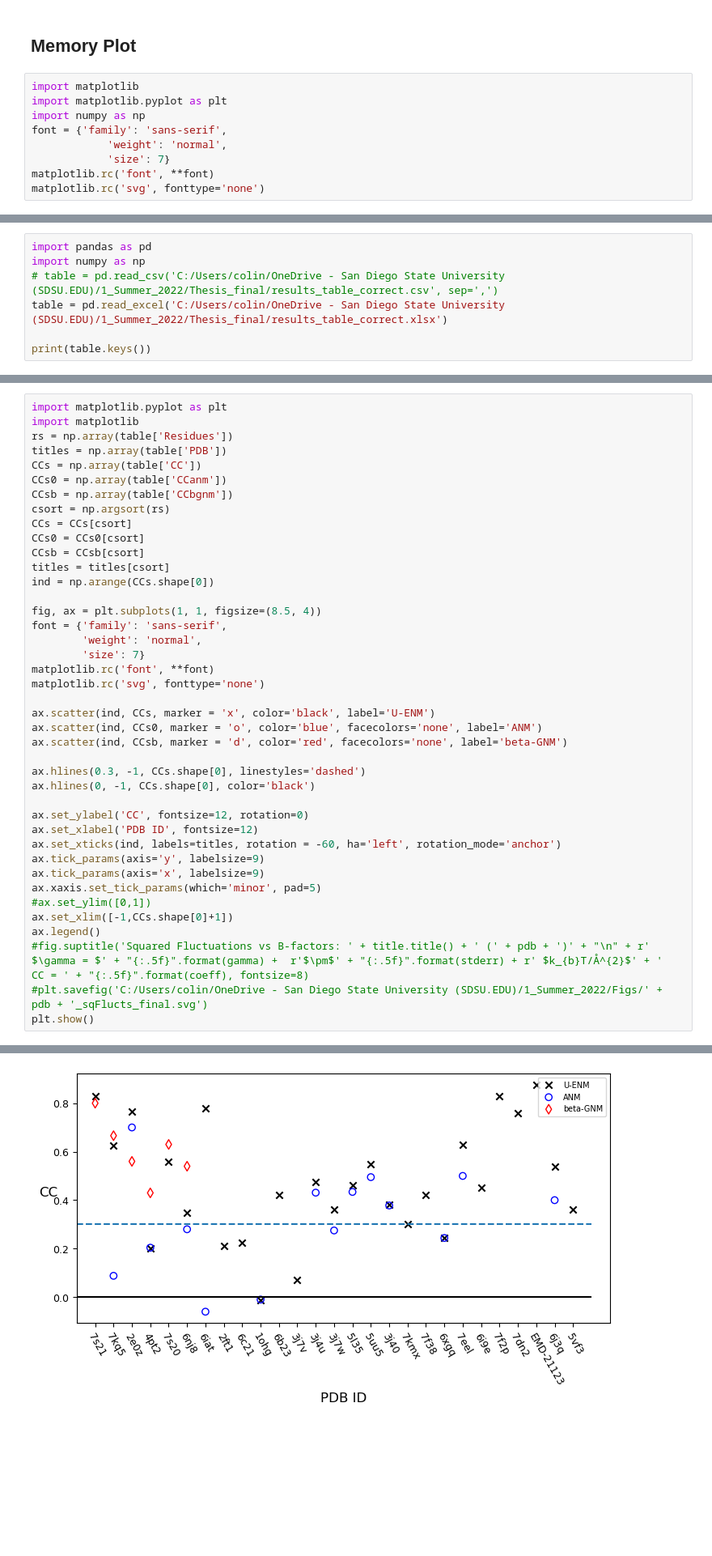
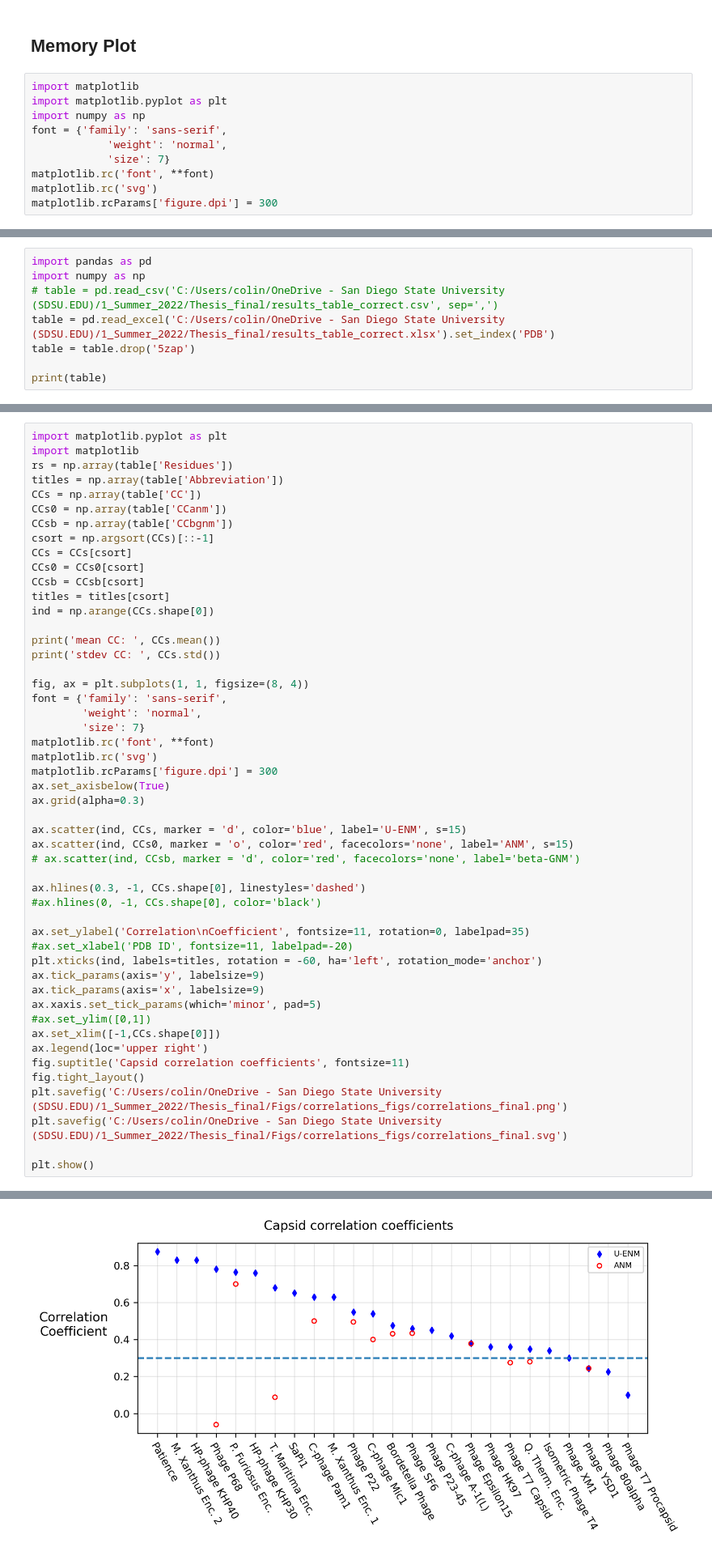
Before and after one commit to luquelab/mechanical_subdivision_ProDy, a Jupyter notebook: src/Figures.ipynb, the cells around one changed output, grey strips where cells are left out. Shown at 81% size. Drawn from its saved outputs; the diff is of its cells as text; blank space fills up the shorter version.

```diff
--- a/src/Figures.ipynb
+++ b/src/Figures.ipynb
@@ -588,5 +582,6 @@ font = {'family': 'sans-serif',
             'weight': 'normal',
             'size': 7}
 matplotlib.rc('font', **font)
-matplotlib.rc('svg', fonttype='none')
+matplotlib.rc('svg')
+matplotlib.rcParams['figure.dpi'] = 300
 # %%
@@ -741,7 +720,8 @@ for i in range(len(pdbs)):
 import pandas as pd
 import numpy as np
 # table = pd.read_csv('C:/Users/colin/OneDrive - San Diego State University (SDSU.EDU)/1_Summer_2022/Thesis_final/results_table_correct.csv', sep=',')
-table = pd.read_excel('C:/Users/colin/OneDrive - San Diego State University (SDSU.EDU)/1_Summer_2022/Thesis_final/results_table_correct.xlsx')
+table = pd.read_excel('C:/Users/colin/OneDrive - San Diego State University (SDSU.EDU)/1_Summer_2022/Thesis_final/results_table_correct.xlsx').set_index('PDB')
+table = table.drop('5zap')
 
-print(table.keys())
+print(table)
 # %% [output]
@@ -750,41 +748,50 @@ ImportError: Missing optional dependency 'openpyxl'.  Use pip or conda to instal
 import matplotlib.pyplot as plt
 import matplotlib
 rs = np.array(table['Residues'])
-titles = np.array(table['PDB'])
+titles = np.array(table['Abbreviation'])
 CCs = np.array(table['CC'])
 CCs0 = np.array(table['CCanm'])
 CCsb = np.array(table['CCbgnm'])
-csort = np.argsort(rs)
+csort = np.argsort(CCs)[::-1]
 CCs = CCs[csort]
 CCs0 = CCs0[csort]
 CCsb = CCsb[csort]
 titles = titles[csort]
 ind = np.arange(CCs.shape[0])
 
-fig, ax = plt.subplots(1, 1, figsize=(8.5, 4))
+print('mean CC: ', CCs.mean())
+print('stdev CC: ', CCs.std())
+
+fig, ax = plt.subplots(1, 1, figsize=(8, 4))
 font = {'family': 'sans-serif',
         'weight': 'normal',
         'size': 7}
 matplotlib.rc('font', **font)
-matplotlib.rc('svg', fonttype='none')
+matplotlib.rc('svg')
+matplotlib.rcParams['figure.dpi'] = 300
+ax.set_axisbelow(True)
+ax.grid(alpha=0.3)
 
-ax.scatter(ind, CCs, marker = 'x', color='black', label='U-ENM')
-ax.scatter(ind, CCs0, marker = 'o', color='blue', facecolors='none', label='ANM')
-ax.scatter(ind, CCsb, marker = 'd', color='red', facecolors='none', label='beta-GNM')
+ax.scatter(ind, CCs, marker = 'd', color='blue', label='U-ENM', s=15)
+ax.scatter(ind, CCs0, marker = 'o', color='red', facecolors='none', label='ANM', s=15)
+# ax.scatter(ind, CCsb, marker = 'd', color='red', facecolors='none', label='beta-GNM')
 
 ax.hlines(0.3, -1, CCs.shape[0], linestyles='dashed')
-ax.hlines(0, -1, CCs.shape[0], color='black')
+#ax.hlines(0, -1, CCs.shape[0], color='black')
 
-ax.set_ylabel('CC', fontsize=12, rotation=0)
-ax.set_xlabel('PDB ID', fontsize=12)
-ax.set_xticks(ind, labels=titles, rotation = -60, ha='left', rotation_mode='anchor')
+ax.set_ylabel('Correlation\nCoefficient', fontsize=11, rotation=0, labelpad=35)
+#ax.set_xlabel('PDB ID', fontsize=11, labelpad=-20)
+plt.xticks(ind, labels=titles, rotation = -60, ha='left', rotation_mode='anchor')
 ax.tick_params(axis='y', labelsize=9)
 ax.tick_params(axis='x', labelsize=9)
 ax.xaxis.set_tick_params(which='minor', pad=5)
 #ax.set_ylim([0,1])
-ax.set_xlim([-1,CCs.shape[0]+1])
-ax.legend()
-#fig.suptitle('Squared Fluctuations vs B-factors: ' + title.title() + ' (' + pdb + ')' + "\n" + r' $\gamma = $' + "{:.5f}".format(gamma) +  r'$\pm$' + "{:.5f}".format(stderr) + r' $k_{b}T/Å^{2}$' + '  CC = ' + "{:.5f}".format(coeff), fontsize=8)
-#plt.savefig('C:/Users/colin/OneDrive - San Diego State University (SDSU.EDU)/1_Summer_2022/Figs/' + pdb + '_sqFlucts_final.svg')
+ax.set_xlim([-1,CCs.shape[0]])
+ax.legend(loc='upper right')
+fig.suptitle('Capsid correlation coefficients', fontsize=11)
+fig.tight_layout()
+plt.savefig('C:/Users/colin/OneDrive - San Diego State University (SDSU.EDU)/1_Summer_2022/Thesis_final/Figs/correlations_figs/correlations_final.png')
+plt.savefig('C:/Users/colin/OneDrive - San Diego State University (SDSU.EDU)/1_Summer_2022/Thesis_final/Figs/correlations_figs/correlations_final.svg')
+
 plt.show()
 # %% [output]
@@ -791 +800 @@ plt.show()
-[figure, old version]
+[figure, new version]
```
Also changed, not shown: parts of 41 cells of this notebook, 7 other files.
